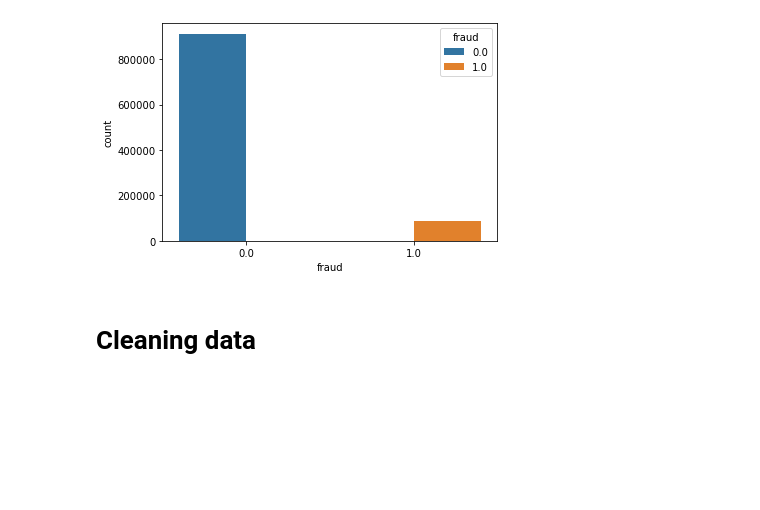
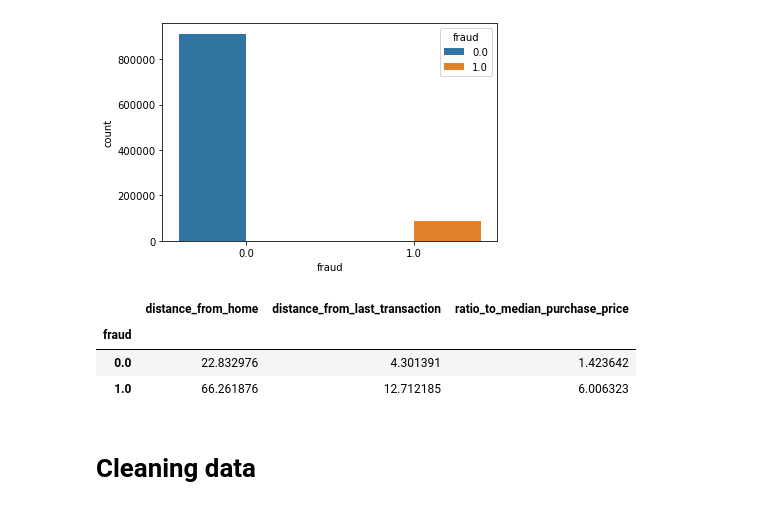
Before and after one commit to lucas-placido/Credit-Card-Fraud-Prediction, a Jupyter notebook: prediction.ipynb, the cells around one changed output. Drawn from its saved outputs; the diff is of its cells as text; code cells hidden in the pictures; blank space fills up the shorter version.

```diff
--- a/prediction.ipynb
+++ b/prediction.ipynb
@@ -121,6 +121,13 @@ Coluna: fraud
 Não: 91.26%
 Sim: 8.74%
 [figure]
+# %%
+df[numerical].join(df.fraud).groupby('fraud').mean()
+# %% [output]
+|  | distance_from_home | distance_from_last_transaction | ratio_to_median_purchase_price |
+| fraud |  |  |  |
+| 0.0 | 22.832976 | 4.301391 | 1.423642 |
+| 1.0 | 66.261876 | 12.712185 | 6.006323 |
 # %% [markdown]
 # Cleaning data
 # %%
```
